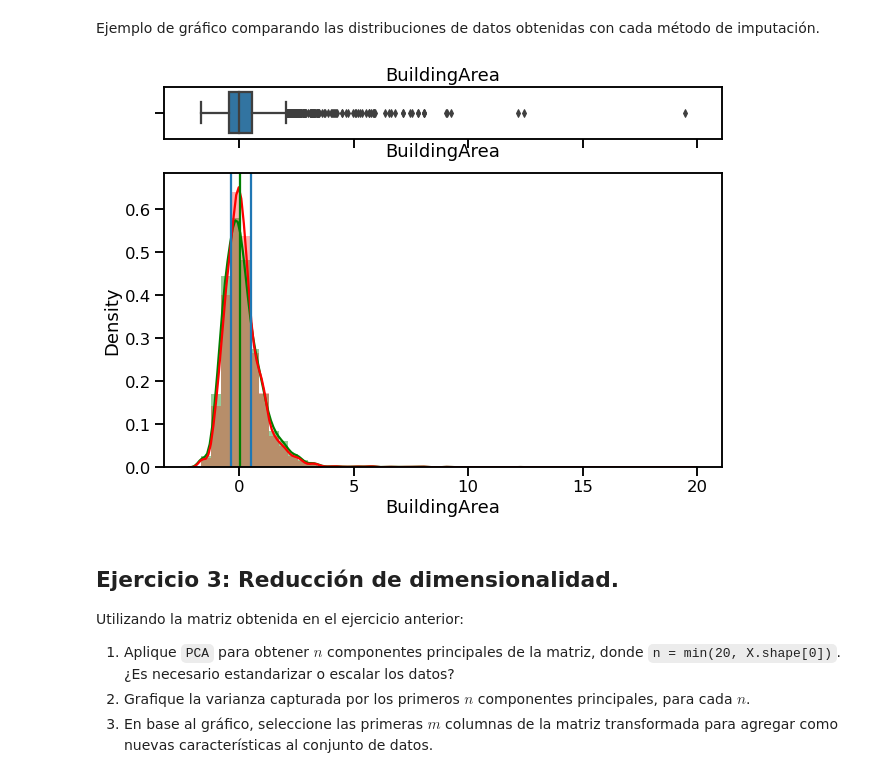
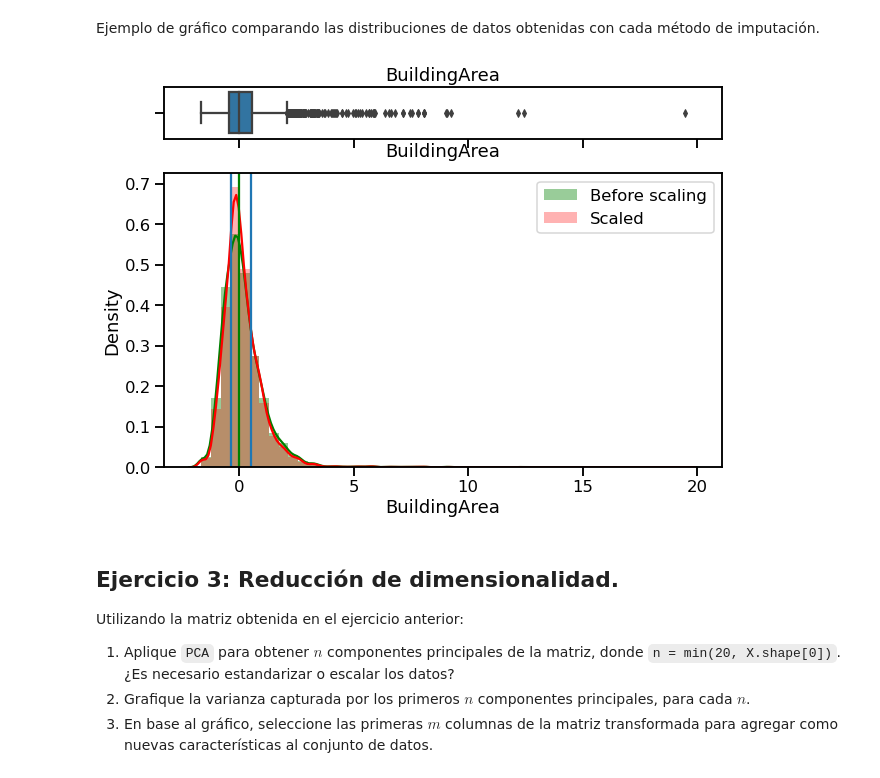
Before and after one commit to estebanarr/TP2_exploracion_curacion_datos, a Jupyter notebook: Entregable_Parte_2 .ipynb, the cells around one changed output. Saved outputs shown, nothing was run; the diff lists cells and outputs as text; code cells hidden in the pictures.

```diff
--- a/Entregable_Parte_2 .ipynb
+++ b/Entregable_Parte_2 .ipynb
@@ -162,4 +182,5 @@ memory usage: 1.4+ MB
 # %% [markdown]
 ### Get_dummies
 # %%
-cols_cat=['Rooms','Type','Method','Postcode','Bathroom','Car','Regionname','SellerG','Suburb','zipcode']
+cols_cat=['Rooms','Type','Method','Postcode','Bathroom','Car','Regionname','SellerG','Suburb','zipcode',
+         'antiguedad','date_year','date_month']
@@ -283,6 +300,8 @@ En el teórico se presentó el método `IterativeImputer` para imputar valores f
 1. Agregue a la matriz obtenida en el punto anterior las columnas `YearBuilt` y `BuildingArea`.
 2. Aplique una instancia de `IterativeImputer` con un estimador `KNeighborsRegressor` para imputar los valores de las variables. ¿Es necesario estandarizar o escalar los datos previamente?
 3. Realice un gráfico mostrando la distribución de cada variable antes de ser imputada, y con ambos métodos de imputación.
+# %%
+df_2=pd.concat([df_dummies,df_building_year],axis=1)
 # %%
 f, (ax_box, ax_hist) = plt.subplots(2, sharex=True, figsize=(10,7),gridspec_kw={"height_ratios": (.15, .85)})
 
@@ -322,13 +358,13 @@ plt.show()
 # %%
 from sklearn.preprocessing import RobustScaler
 
-variables_bef=df_1[['YearBuilt','BuildingArea']]
+variables_bef=df_2[['YearBuilt','BuildingArea']]
 
 scaler=RobustScaler()
 
-df_1[['YearBuilt','BuildingArea']]=scaler.fit_transform(df_1[['YearBuilt','BuildingArea']])
+df_2[['YearBuilt','BuildingArea']]=scaler.fit_transform(df_2[['YearBuilt','BuildingArea']])
 
-variables_bef_scaled=df_1[['YearBuilt','BuildingArea']]
+variables_bef_scaled=df_2[['YearBuilt','BuildingArea']]
 # %%
 fig,axs=plt.subplots(nrows=1,ncols=2,sharex=False,figsize=(15,5))
 
@@ -358,5 +394,5 @@ dtype: int64
 # %%
 mice_imputer = IterativeImputer(random_state=0, estimator=KNeighborsRegressor())
 
-df_1[['YearBuilt','BuildingArea']] = mice_imputer.fit_transform(df_1[['YearBuilt', 'BuildingArea']])
+df_2[['YearBuilt','BuildingArea']] = mice_imputer.fit_transform(df_2[['YearBuilt', 'BuildingArea']])
 # %%
@@ -370,22 +406,23 @@ Ejemplo de gráfico comparando las distribuciones de datos obtenidas con cada m
 # %%
 f, (ax_box, ax_hist) = plt.subplots(2, sharex=True, figsize=(10,7),gridspec_kw={"height_ratios": (.15, .85)})
 
 #Se añade un gráfico a cada parte
 
 sns.boxplot(variables_bef_scaled.BuildingArea, ax=ax_box)
 
 sns.distplot(variables_bef_scaled.BuildingArea,color='g',ax=ax_hist,label='Before scaling')
-sns.distplot(df_1.BuildingArea,color='r',hist_kws=dict(alpha=0.3),ax=ax_hist,label='Scaled')
+sns.distplot(df_2.BuildingArea,color='r',hist_kws=dict(alpha=0.3),ax=ax_hist,label='Scaled')
 
-plt.axvline(df_1.BuildingArea.quantile(0.25))
-plt.axvline(df_1.BuildingArea.quantile(0.50),color='g')
-plt.axvline(df_1.BuildingArea.quantile(0.75))
+plt.axvline(df_2.BuildingArea.quantile(0.25))
+plt.axvline(df_2.BuildingArea.quantile(0.50),color='g')
+plt.axvline(df_2.BuildingArea.quantile(0.75))
 plt.ticklabel_format(style='plain', axis='x')
 
 ax_box.set_title("BuildingArea")
+plt.legend()
 plt.show()
 # %% [output]
-[figure, old version]
+[figure, new version]
 # %% [markdown]
 ## Ejercicio 3: Reducción de dimensionalidad.
 
```
Also changed, not shown: parts of 40 cells of this notebook.
